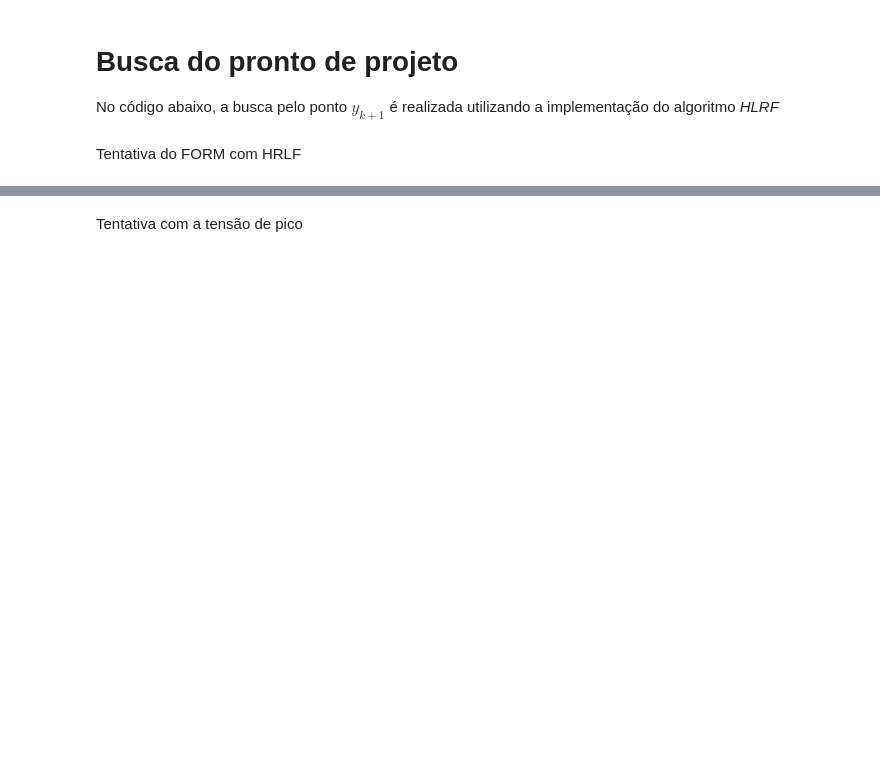
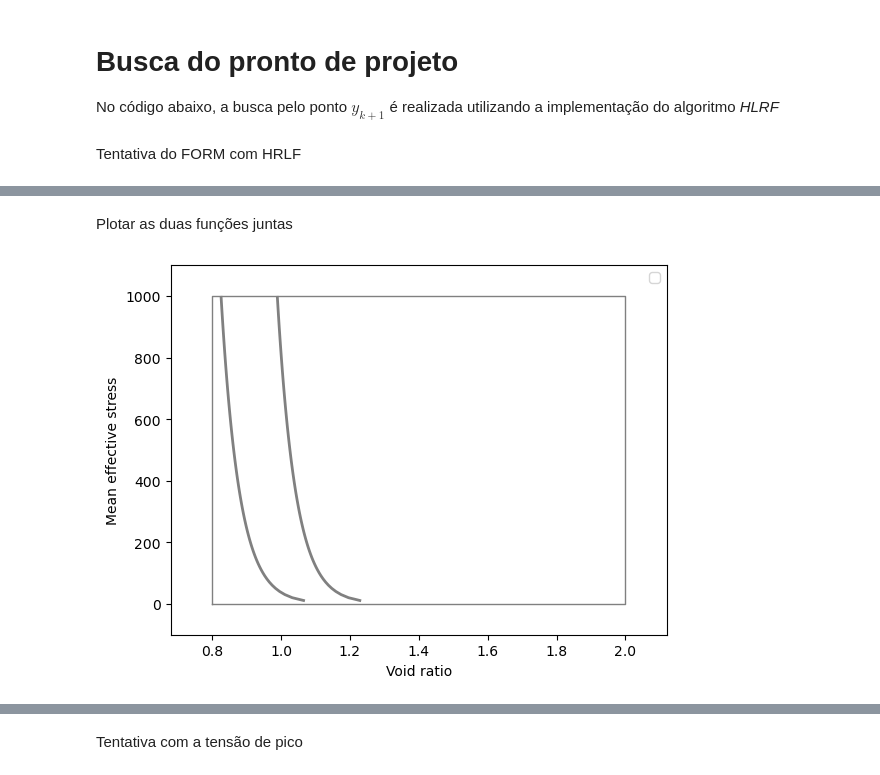
Before and after one commit to Gabrielsssilverio/Confiabilidade, a Jupyter notebook: Artigo.ipynb, the cells around one changed output, grey strips where cells are left out. Drawn from its saved outputs; the diff is of its cells as text; code cells hidden in the pictures; blank space fills up the shorter version.

```diff
--- a/Artigo.ipynb
+++ b/Artigo.ipynb
@@ -766,0 +1463,50 @@ Tentativa do FORM com HRLF
+# %% [markdown]
+Plotar as duas funções juntas
+# %%
+resultado_iteração_g1
+resultado_iteração_g2
+
+# Dominio a ser aplicado à g(X)
+X1_min = 0.8
+X1_max = 2.0
+X2_min = 0.0
+X2_max = 1000.0
+
+# Cria uma grade (mesh) de 100x100 pontos para X1 e X2
+num_points = 100
+X1_grid = np.linspace(X1_min, X1_max, num_points)
+X2_grid = np.linspace(X2_min, X2_max, num_points)
+X_mesh_1, X_mesh_2 = np.meshgrid(X1_grid, X2_grid)
+
+# Calculo de g1(X)
+G_values_g1 = np.zeros(X_mesh_1.shape)
+for i in range(num_points):
+    for j in range(num_points):
+        x_point = np.array([X_mesh_1[i, j], X_mesh_2[i, j]])
+        G_values_g1[i, j] = g_fun_numerica_g1(x_point)
+
+# Calculo de g2(X)
+G_values_g2 = np.zeros(X_mesh_1.shape)
+for i in range(num_points):
+    for j in range(num_points):
+        x_point = np.array([X_mesh_1[i, j], X_mesh_2[i, j]])
+        G_values_g2[i, j] = g_fun_numerica_g2(x_point)
+
+# Contorno dos valores possíveis
+plt.plot([X1_min, X1_max, X1_max, X1_min, X1_min],
+         [X2_min, X2_min, X2_max, X2_max, X2_min],
+         color='gray', linestyle='-', linewidth=1)
+
+# Plot de g(X)
+plt.contour(X_mesh_1, X_mesh_2, G_values_g1, levels=[0], colors='gray', linestyles='-', linewidths=2, label='g(X)=0')
+plt.contour(X_mesh_1, X_mesh_2, G_values_g2, levels=[0], colors='gray', linestyles='-', linewidths=2, label='g(X)=0')
+# Ajusta os limites do eixo para cobrir o domínio e um pouco mais
+plt.xlim(X1_min - 0.1*(X1_max-X1_min), X1_max + 0.1*(X1_max-X1_min))
+plt.ylim(X2_min - 0.1*(X2_max-X2_min), X2_max + 0.1*(X2_max-X2_min))
+
+plt.xlabel('Void ratio')
+plt.ylabel('Mean effective stress')
+plt.legend()
+plt.show()
+# %% [output]
+[figure, added]
```
Also changed, not shown: parts of 17 cells of this notebook.
